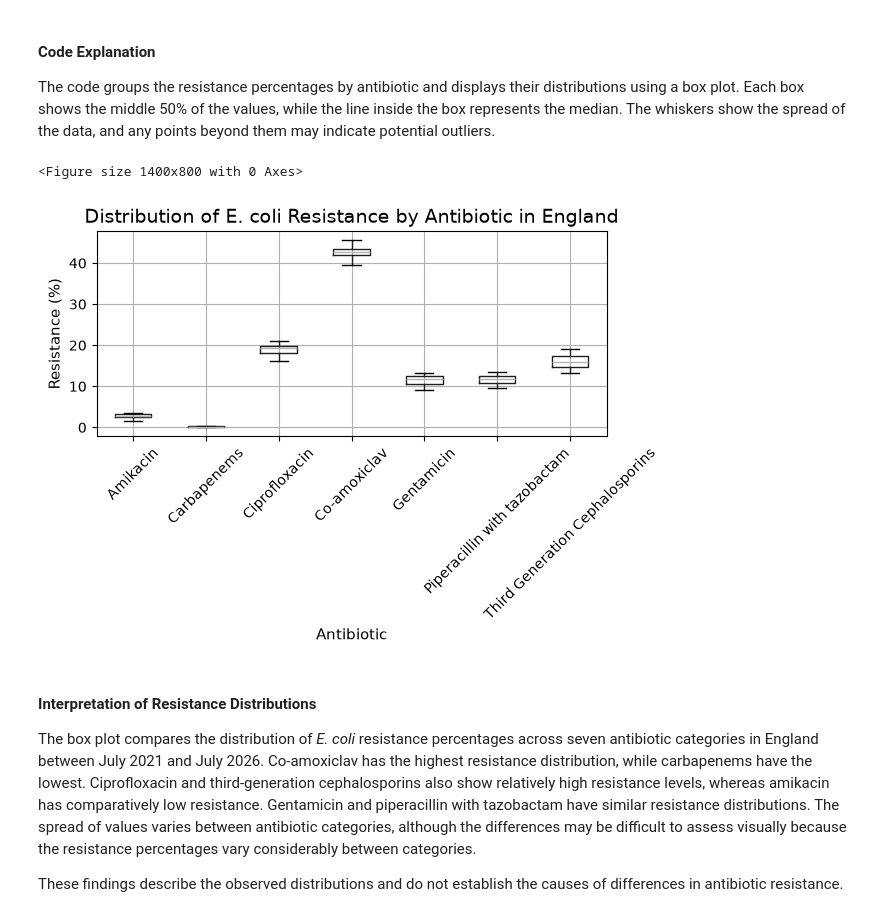
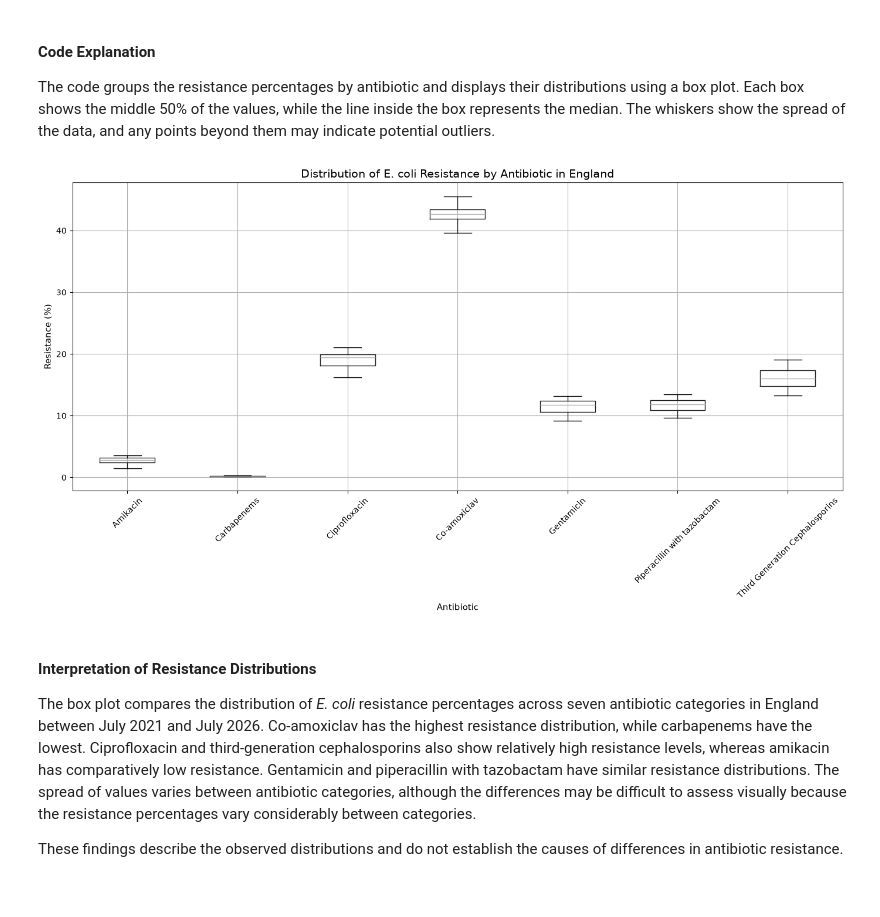
Before and after one commit to kavithasreesai30-del/antibiotic-resistance-assessment-3, a Jupyter notebook: notebooks/ethical_practice_data_analysis.ipynb, the cells around one changed output. Saved outputs shown, nothing was run; the diff lists cells and outputs as text; code cells hidden in the pictures.

Commit message:
Fix plotting imports and verify resistance visualisations

```diff
--- a/notebooks/ethical_practice_data_analysis.ipynb
+++ b/notebooks/ethical_practice_data_analysis.ipynb
@@ -702,28 +703,26 @@ A box plot will be used to examine the distribution of resistance percentages fo
 #### Code Explanation
 
 The code groups the resistance percentages by antibiotic and displays their distributions using a box plot. Each box shows the middle 50% of the values, while the line inside the box represents the median. The whiskers show the spread of the data, and any points beyond them may indicate potential outliers.
-# %%
-# Create a larger box plot of resistance percentages by antibiotic
-plt.figure(figsize=(14, 8))
-
-df.boxplot(
-    column="metric_value",
-    by="stratum",
-    grid=True,
-    rot=45,
-    fontsize=10
-)
-
-# Improve chart labels and formatting
-plt.title("Distribution of E. coli Resistance by Antibiotic in England", fontsize=14)
-plt.suptitle("")
-plt.xlabel("Antibiotic", fontsize=11)
-plt.ylabel("Resistance (%)", fontsize=11)
-plt.tight_layout()
-plt.show()
-# %% [output]
-<Figure size 1400x800 with 0 Axes>
-[figure, removed]
+# %%
+# Create a larger box plot of resistance percentages by antibiotic
+df.boxplot(
+    column="metric_value",
+    by="stratum",
+    grid=True,
+    rot=45,
+    fontsize=10,
+    figsize=(14, 8)
+)
+
+# Improve chart labels and formatting
+plt.title("Distribution of E. coli Resistance by Antibiotic in England", fontsize=14)
+plt.suptitle("")
+plt.xlabel("Antibiotic", fontsize=11)
+plt.ylabel("Resistance (%)", fontsize=11)
+plt.tight_layout()
+plt.show()
+# %% [output]
+[figure, added]
 # %% [markdown]
 #### Interpretation of Resistance Distributions
 
```
Also changed, not shown: parts of 2 cells of this notebook.
